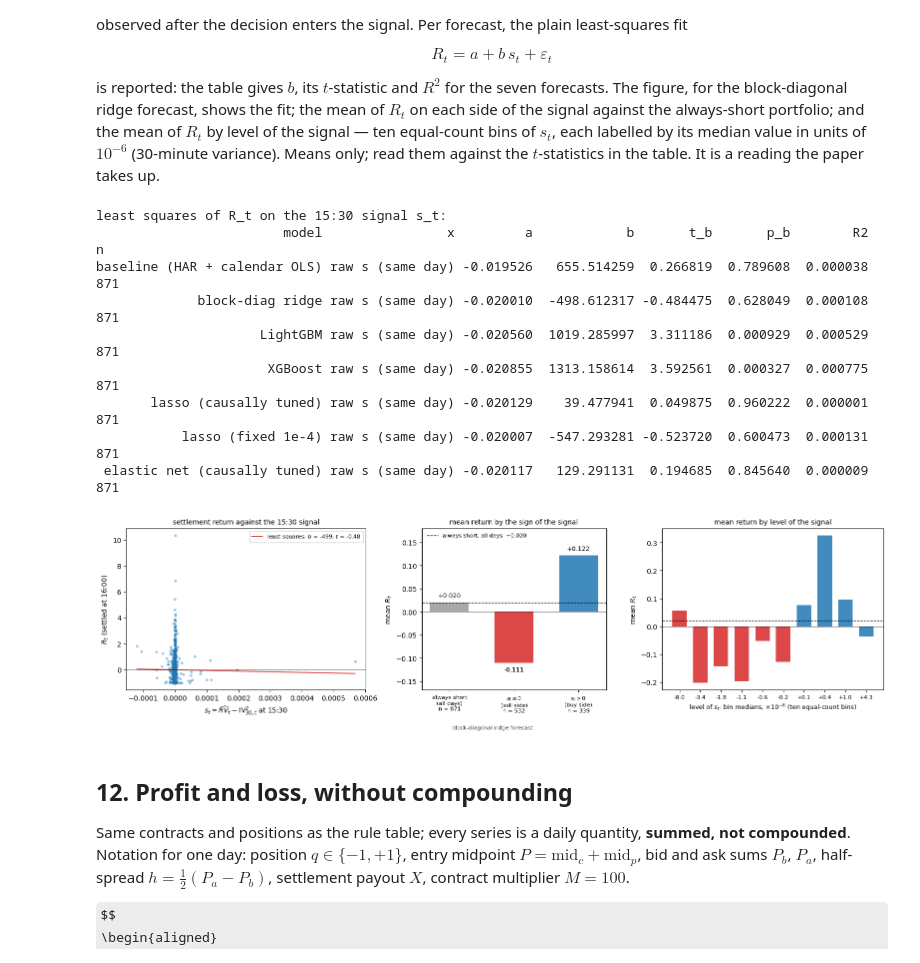
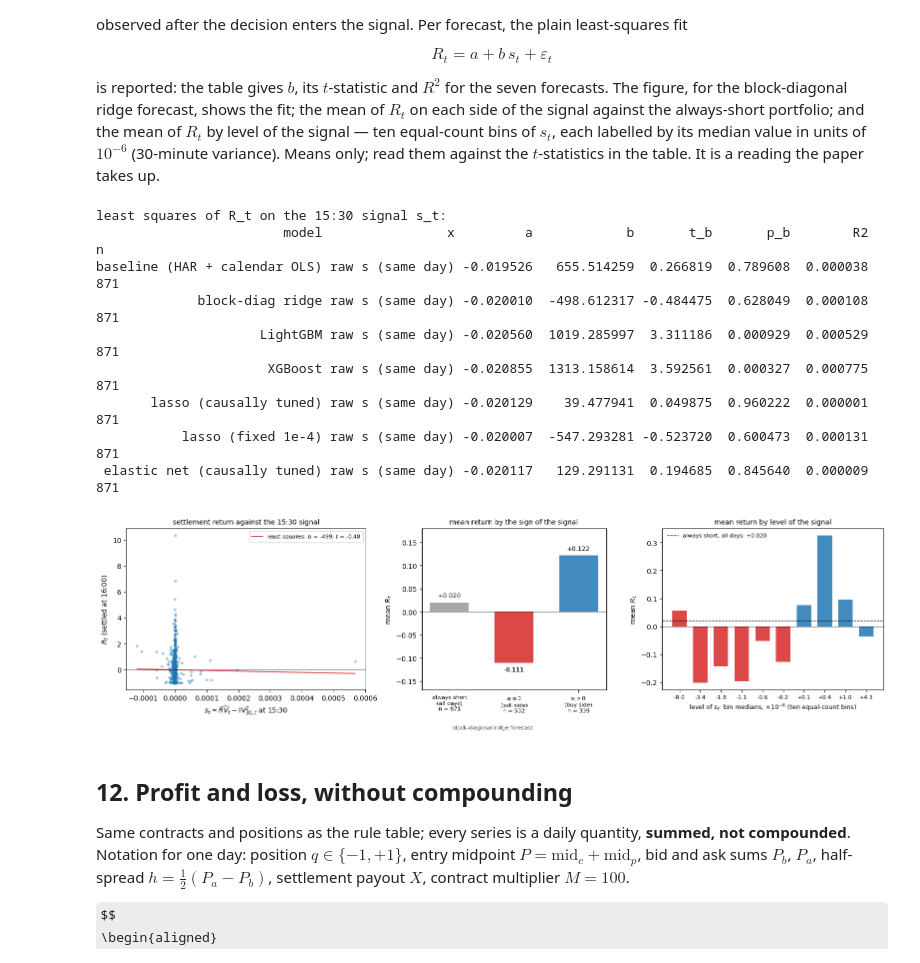
Before and after one commit to jamesdchen/harxhar-clean, a Jupyter notebook: notebooks/atm_straddle_rv_iv.ipynb, the cells around one changed output. Saved outputs shown, nothing was run; the diff lists cells and outputs as text; code cells hidden in the pictures; some formulas as TeX source.

Commit message:
Section 11: benchmark line only on the level panel; legend moved there.
Co-Authored-By: Claude Fable 5.1 <noreply@anthropic.com>
Claude-Session: https://claude.ai/code/session_01CW5SQHWWiRB87CNNDC1mPd

```diff
--- a/notebooks/atm_straddle_rv_iv.ipynb
+++ b/notebooks/atm_straddle_rv_iv.ipynb
@@ -855,43 +855,42 @@ for i, (lab, m, n, c) in enumerate(stats):
     axes[1].bar(i, m, color=c, alpha=0.85, width=0.6)
     axes[1].annotate(f"{m:+.3f}", (i, m), xytext=(0, 5 if m >= 0 else -5),
                      textcoords="offset points", ha="center", va="bottom" if m >= 0 else "top", fontsize=9)
-axes[1].axhline(bench_mean, color="k", lw=0.9, ls="--", label=f"always short, all days: {bench_mean:+.3f}")
 axes[1].axhline(0.0, color="k", lw=0.5)
 axes[1].set_ylim(bot - pad, top + pad)
 axes[1].set_xticks(range(3))
 axes[1].set_xticklabels([f"{lab}\nn = {n}" for lab, _, n, _ in stats], fontsize=8)
 axes[1].set_ylabel(r"mean $R_t$")
 axes[1].set_title("mean return by the sign of the signal", fontsize=10)
-axes[1].legend(fontsize=8, loc="upper left", frameon=False)
 
 # mean return by level of the signal: ten equal-count bins of s_t, labelled by the bin median in units of 1e-6
 bins = pd.qcut(s, 10, labels=False, duplicates="drop")
 levels = s.groupby(bins).median() * 1e6
 means = r.groupby(bins).mean()
 axes[2].bar(range(len(means)), means.to_numpy(), color=["C3" if v <= 0 else "C0" for v in levels], alpha=0.85, width=0.7)
-axes[2].axhline(bench_mean, color="k", lw=0.9, ls="--")
+axes[2].axhline(bench_mean, color="k", lw=0.9, ls="--", label=f"always short, all days: {bench_mean:+.3f}")
 axes[2].axhline(0.0, color="k", lw=0.5)
 axes[2].set_xticks(range(len(means)))
 axes[2].set_xticklabels([f"{v:+.1f}" for v in levels], fontsize=8)
 axes[2].set_xlabel(r"level of $s_t$: bin medians, $\times 10^{-6}$ (ten equal-count bins)", fontsize=9)
 axes[2].set_ylabel(r"mean $R_t$")
 axes[2].set_title("mean return by level of the signal", fontsize=10)
+axes[2].legend(fontsize=8, loc="upper left", frameon=False)
 fig.text(0.5, 0.005, "block-diagonal ridge forecast", ha="center", fontsize=8, color="0.3")
 fig.tight_layout(rect=(0, 0.03, 1, 1))
 fig.savefig(OUT / "regression_R_on_signal_blk2.png", dpi=120, bbox_inches="tight")
 display(fig)
 plt.close(fig)
 # %% [output]
 least squares of R_t on the 15:30 signal s_t:
                         model                x         a            b       t_b       p_b        R2   n
 baseline (HAR + calendar OLS) raw s (same day) -0.019526   655.514259  0.266819  0.789608  0.000038 871
              block-diag ridge raw s (same day) -0.020010  -498.612317 -0.484475  0.628049  0.000108 871
                      LightGBM raw s (same day) -0.020560  1019.285997  3.311186  0.000929  0.000529 871
                       XGBoost raw s (same day) -0.020855  1313.158614  3.592561  0.000327  0.000775 871
        lasso (causally tuned) raw s (same day) -0.020129    39.477941  0.049875  0.960222  0.000001 871
            lasso (fixed 1e-4) raw s (same day) -0.020007  -547.293281 -0.523720  0.600473  0.000131 871
  elastic net (causally tuned) raw s (same day) -0.020117   129.291131  0.194685  0.845640  0.000009 871
-[figure, old version]
+[figure, new version]
 # %% [markdown]
 ## 12. Profit and loss, without compounding
 
```
Also changed, not shown: 2 other files.
